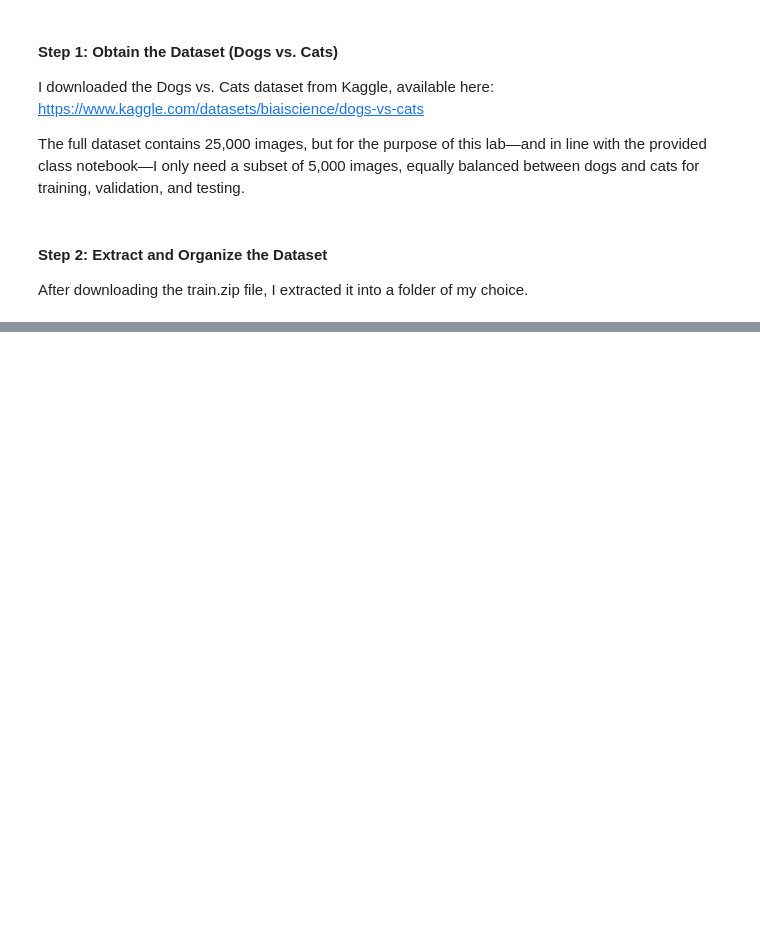
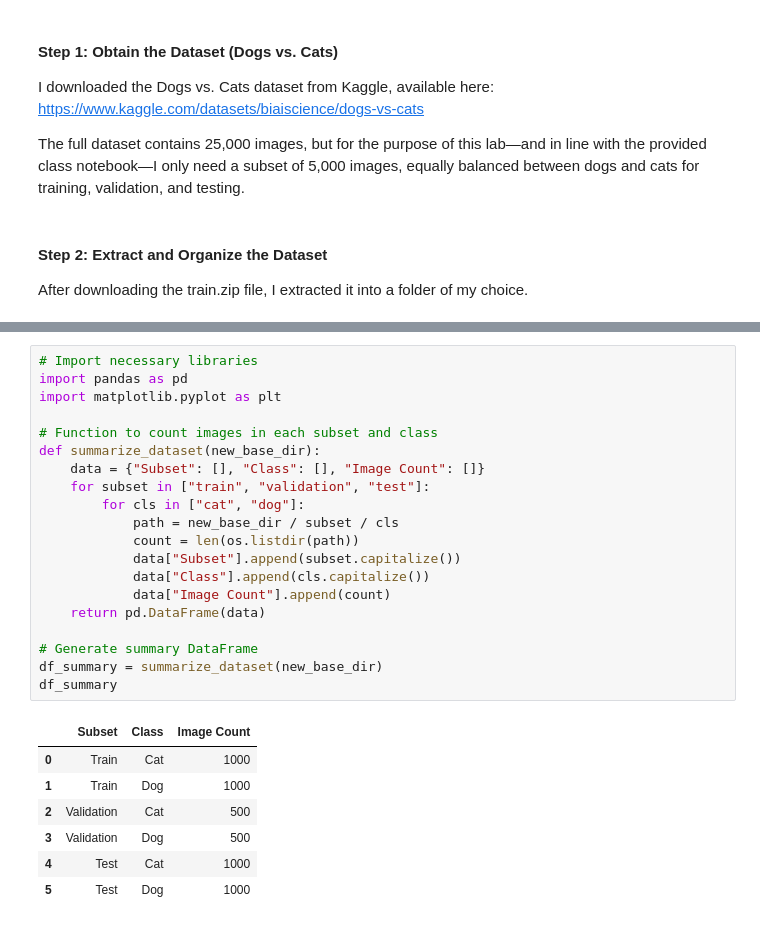
Before and after one commit to MandeepCon/CSCN8010-Practical-Lab-3, a Jupyter notebook: PracticalLab3.ipynb, the cells around one changed output, grey strips where cells are left out. Cells and saved outputs as stored; diff of their text form; blank space fills up the shorter version.

```diff
--- a/PracticalLab3.ipynb
+++ b/PracticalLab3.ipynb
@@ -91,0 +97,28 @@ Copied 1000 images to 'test/dog'
+# %%
+# Import necessary libraries
+import pandas as pd
+import matplotlib.pyplot as plt
+
+# Function to count images in each subset and class
+def summarize_dataset(new_base_dir):
+    data = {"Subset": [], "Class": [], "Image Count": []}
+    for subset in ["train", "validation", "test"]:
+        for cls in ["cat", "dog"]:
+            path = new_base_dir / subset / cls
+            count = len(os.listdir(path))
+            data["Subset"].append(subset.capitalize())
+            data["Class"].append(cls.capitalize())
+            data["Image Count"].append(count)
+    return pd.DataFrame(data)
+
+# Generate summary DataFrame
+df_summary = summarize_dataset(new_base_dir)
+df_summary
+# %% [output]
+|  | Subset | Class | Image Count |
+| 0 | Train | Cat | 1000 |
+| 1 | Train | Dog | 1000 |
+| 2 | Validation | Cat | 500 |
+| 3 | Validation | Dog | 500 |
+| 4 | Test | Cat | 1000 |
+| 5 | Test | Dog | 1000 |
```
Also changed, not shown: parts of 8 cells of this notebook.
